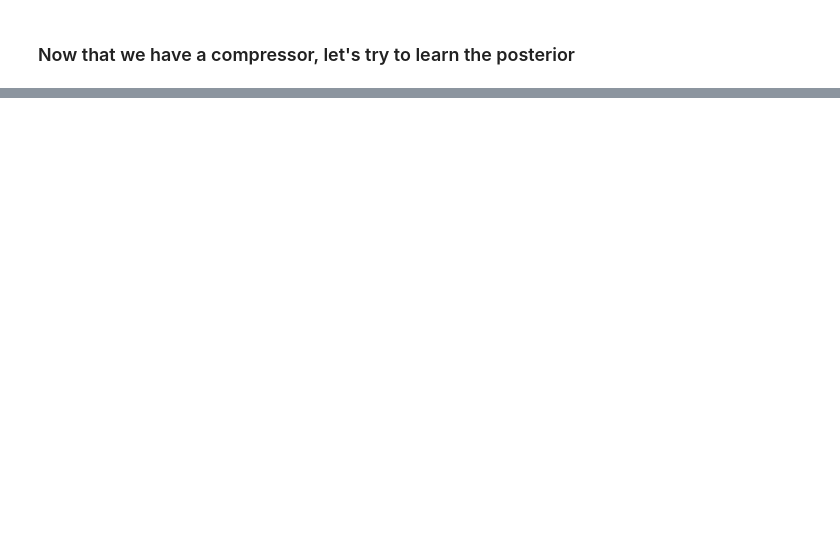
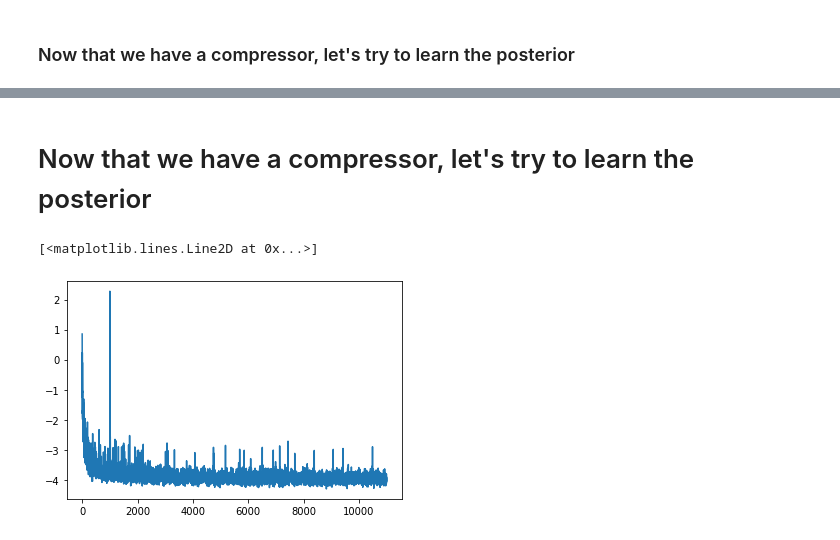
Before and after one commit to DifferentiableUniverseInitiative/VMIM-vs-MSE, a Jupyter notebook: VMIM.ipynb, the cells around one changed output, grey strips where cells are left out. Cells and saved outputs as stored; diff of their text form; code cells hidden in the pictures; blank space fills up the shorter version.

```diff
--- a/VMIM.ipynb
+++ b/VMIM.ipynb
@@ -417,0 +279,4 @@ Text(0, 0.5, '$\\sigma_8$')
+# %% [markdown]
+# Now that we have a compressor, let's try to learn the posterior
+# %%
+params_pdf = nvp.init(next(rng_seq), jnp.zeros([1, 2]), jnp.zeros([1,2]))
@@ -417,0 +307,39 @@ Text(0, 0.5, '$\\sigma_8$')
+# %%
+nb_simu = 1000
+size_mini_batch = 100
+
+
+# init model
+rng_seq = hk.PRNGSequence(12)
+
+losses = []
+master_seed = hk.PRNGSequence(0)
+
+
+# training
+learning_rate=0.001
+optimizer = optax.adam(learning_rate)
+opt_state = optimizer.init(params_pdf)
+
+
+it = 1000
+for step in tqdm(range(it)):
+  p, x= get_batch(next(master_seed))
+  l, params_pdf, opt_state = update(params_pdf, opt_state, (p, x))
+  losses.append(l)
+
+learning_rate=0.0001
+optimizer = optax.adam(learning_rate)
+opt_state = optimizer.init(params_pdf)
+
+
+it = 10000
+for step in tqdm(range(it)):
+  p, x= get_batch(next(master_seed))
+  l, params_pdf, opt_state = update(params_pdf, opt_state, (p, x))
+  losses.append(l)
+# %%
+plot(array(losses)[:])
+# %% [output]
+[<matplotlib.lines.Line2D at 0x...>]
+[figure, added]
```
Also changed, not shown: parts of 47 cells of this notebook.
